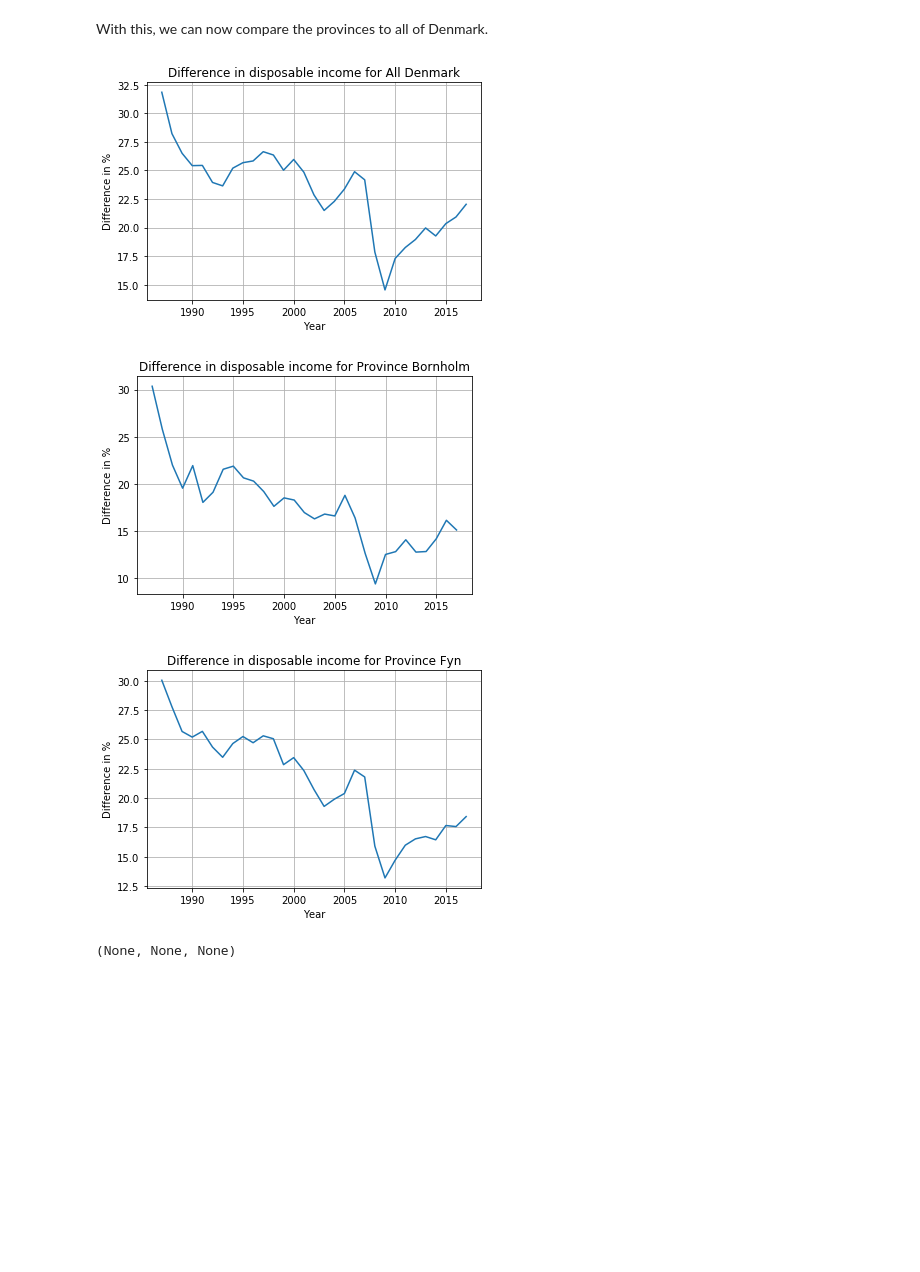
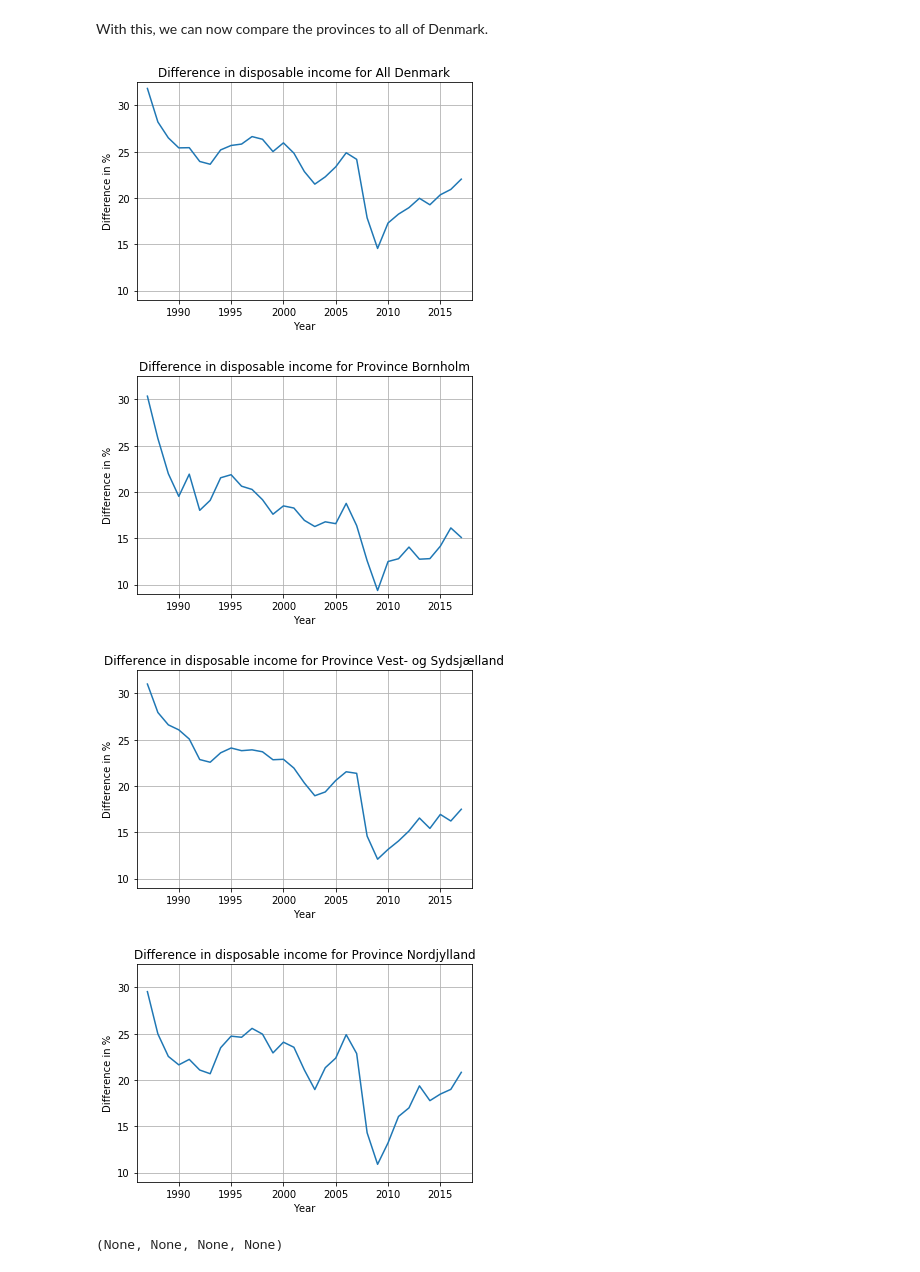
Before and after one commit to kzm266/projects-2019-anaconda-bois, a Jupyter notebook: dataproject/dataProject.ipynb, the cells around one changed output. Drawn from its saved outputs; the diff is of its cells as text; code cells hidden in the pictures; blank space fills up the shorter version.

```diff
--- a/dataproject/dataProject.ipynb
+++ b/dataproject/dataProject.ipynb
@@ -69,9 +69,10 @@ These keys can be used in our function 'Differerence()' which takes the keys as
 # %% [markdown]
 With this, we can now compare the provinces to all of Denmark.
 # %%
-pr.Difference('All Denmark'), pr.Difference('Province Bornholm'), pr.Difference('Province Fyn')
+pr.Difference('All Denmark'), pr.Difference('Province Bornholm'), pr.Difference('Province Vest- og Sydsjælland'), pr.Difference('Province Nordjylland')
 # %% [output]
-[figure, old version]
+[figure, new version]
-[figure, old version]
+[figure, new version]
-[figure, old version]
+[figure, new version]
+[figure, added]
-(None, None, None)
+(None, None, None, None)
```
Also changed, not shown: parts of 3 cells of this notebook, 1 other file.
